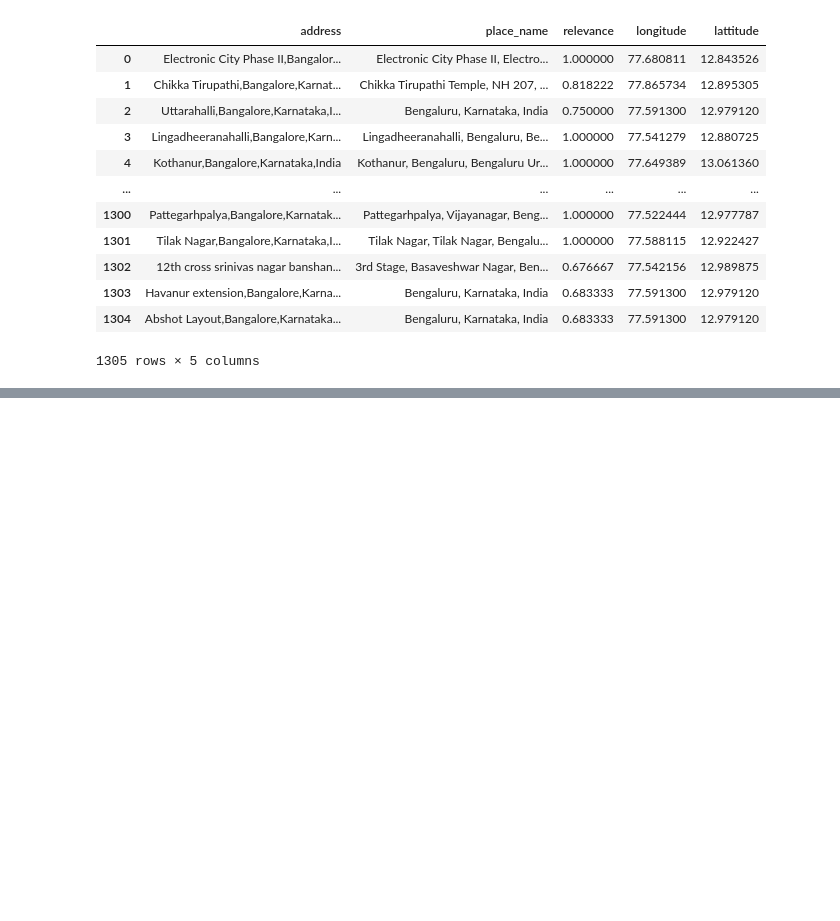
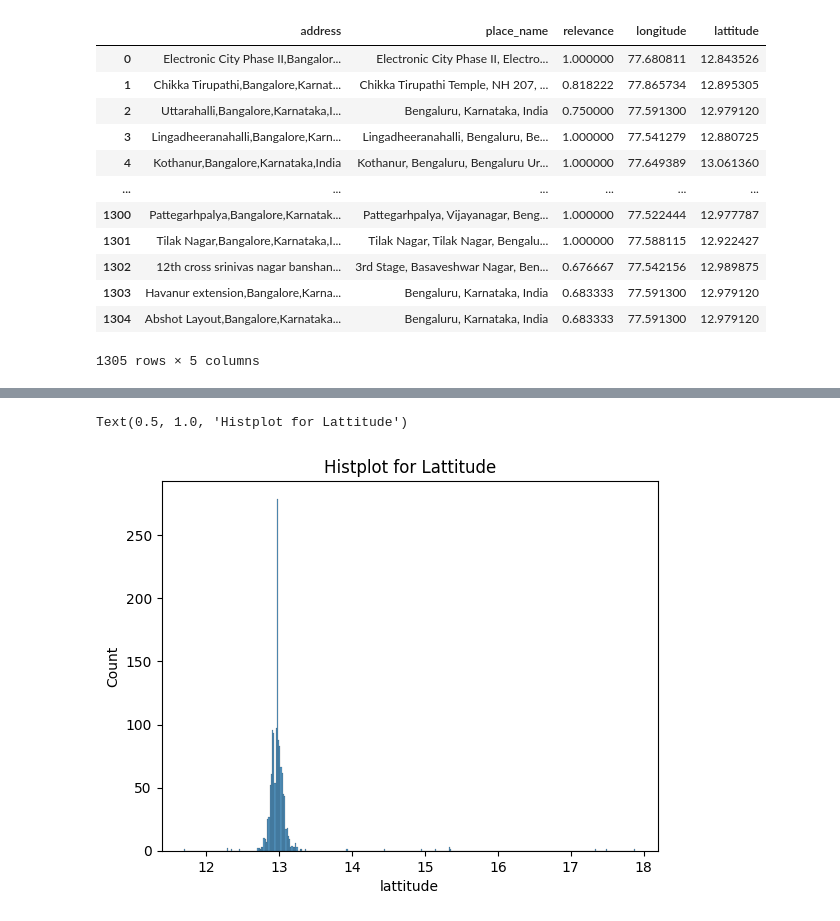
Before and after one commit to AnshikaJain2405/OrionDataAnalyticsInternshipJul23-Proj2, a Jupyter notebook: notebooks/GeoEncode.ipynb, the cells around one changed output, grey strips where cells are left out. Drawn from its saved outputs; the diff is of its cells as text; code cells hidden in the pictures; blank space fills up the shorter version.

```diff
--- a/notebooks/GeoEncode.ipynb
+++ b/notebooks/GeoEncode.ipynb
@@ -113,0 +144,6 @@ df.to_csv(extract_info, index=False)
+# %%
+sns.histplot(df.lattitude)
+plt.title("Histplot for Lattitude")
+# %% [output]
+Text(0.5, 1.0, 'Histplot for Lattitude')
+[figure, added]
```
Also changed, not shown: parts of 54 cells of this notebook, 1 other file.
